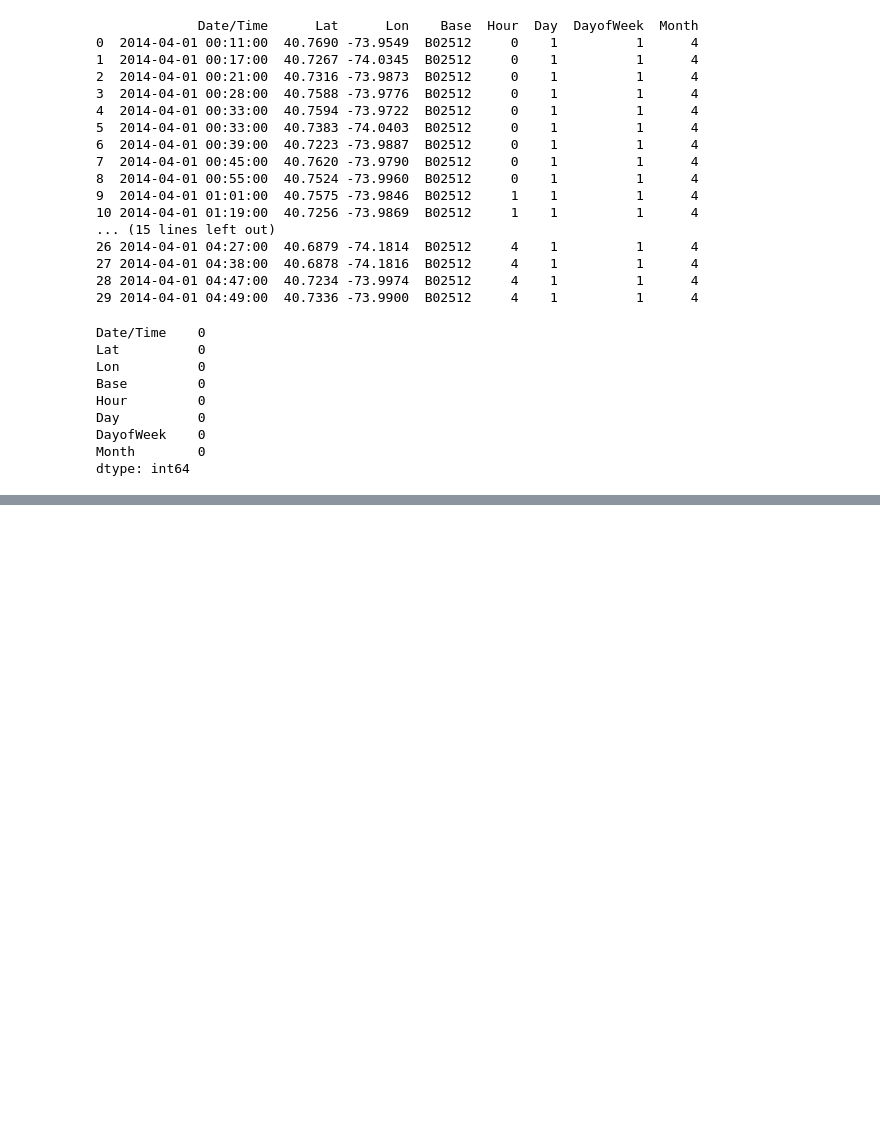
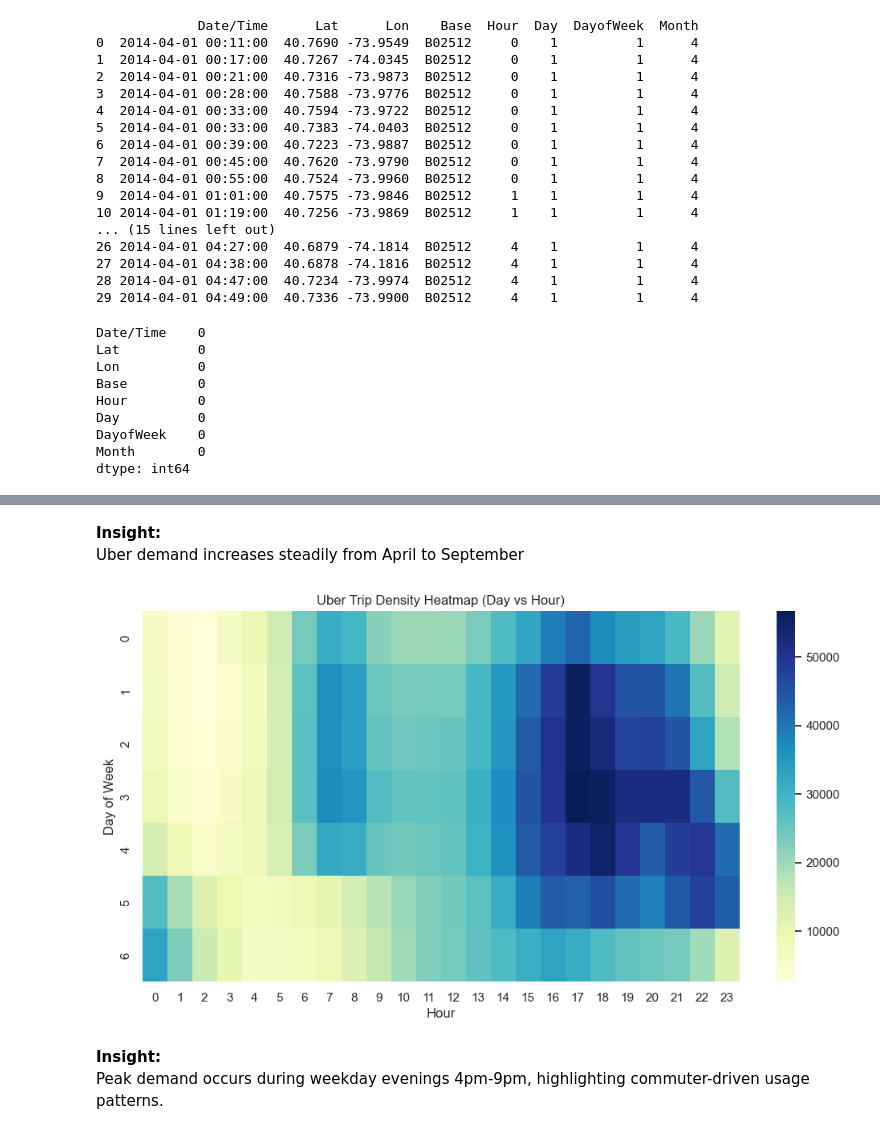
Before and after one commit to HarshaVaradhanGopal/Uber-Trip-Analysis-ML, a Jupyter notebook: Uber_Trip_Analysis.ipynb, the cells around one changed output, grey strips where cells are left out. Saved outputs shown, nothing was run; the diff lists cells and outputs as text; code cells hidden in the pictures; blank space fills up the shorter version.

```diff
--- a/Uber_Trip_Analysis.ipynb
+++ b/Uber_Trip_Analysis.ipynb
@@ -147,0 +188,17 @@ uber_df.to_csv("data/uber_cleaned.csv",index = False)
+# %% [markdown]
+**Insight:**
+Uber demand increases steadily from April to September
+# %%
+heatmap_data = uber_df.groupby(['DayofWeek', 'Hour']).size().unstack()
+
+plt.figure(figsize=(12, 6))
+sns.heatmap(heatmap_data, cmap='YlGnBu')
+plt.title('Uber Trip Density Heatmap (Day vs Hour)')
+plt.xlabel('Hour')
+plt.ylabel('Day of Week')
+plt.show()
+# %% [output]
+[figure, added]
+# %% [markdown]
+**Insight:**
+Peak demand occurs during weekday evenings 4pm-9pm, highlighting commuter-driven usage patterns.
```
Also changed, not shown: parts of 6 cells of this notebook.
